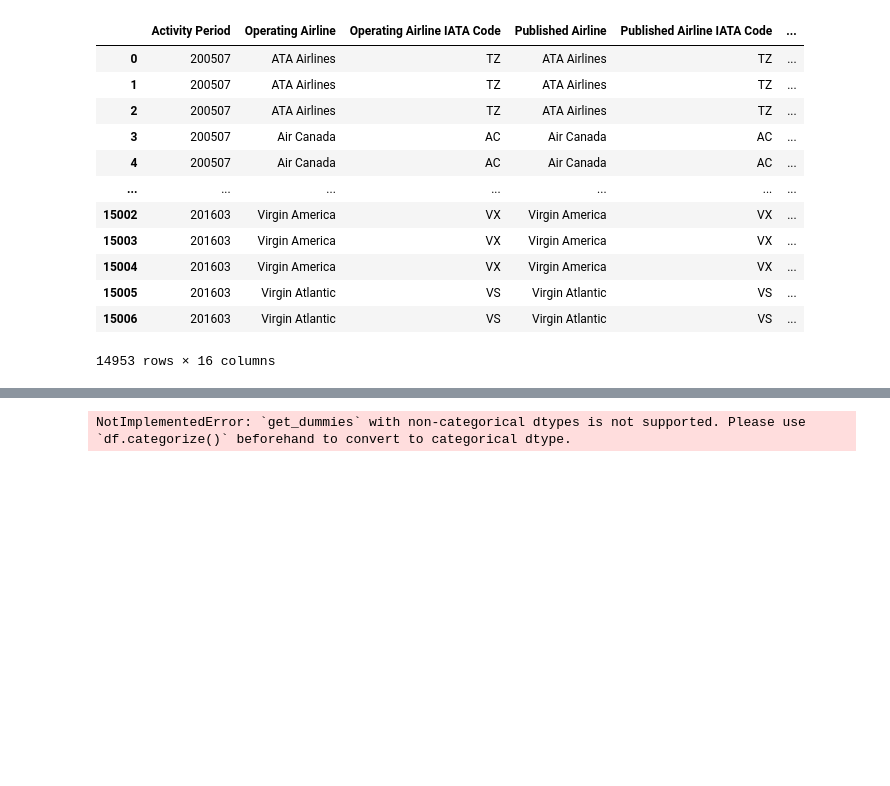
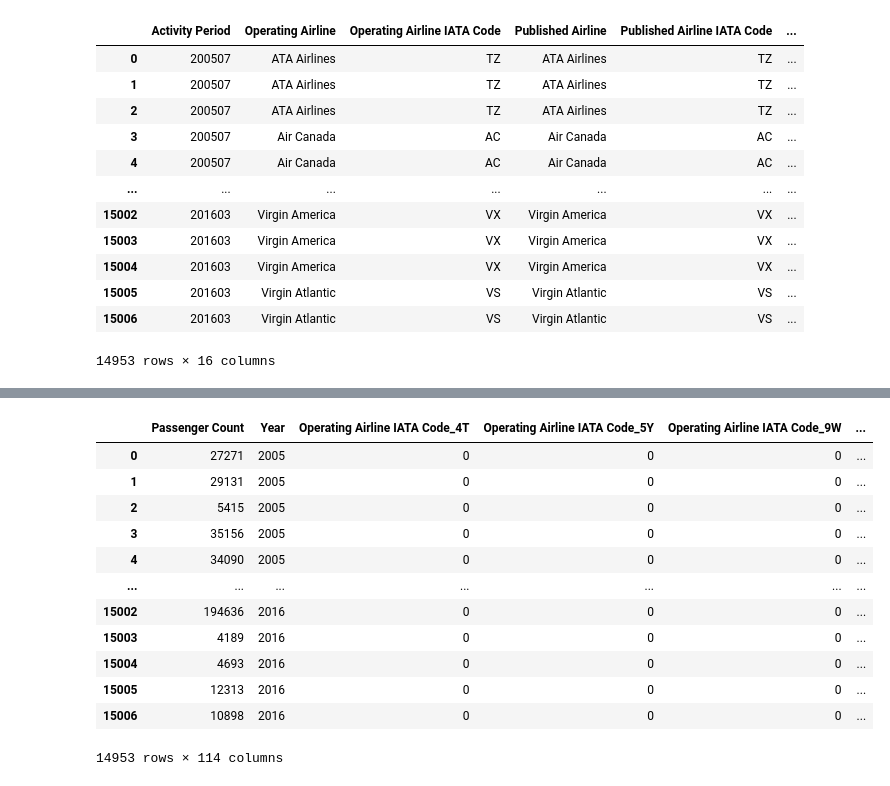
Before and after one commit to claudiaalozano/proyecto_bigdata_claudia_lozano_perez, a Jupyter notebook: aerolineas.ipynb, the cells around one changed output, grey strips where cells are left out. Drawn from its saved outputs; the diff is of its cells as text; code cells hidden in the pictures; blank space fills up the shorter version.

Commit message:
eliminos los valores nulos y las columnas que no necesito

```diff
--- a/aerolineas.ipynb
+++ b/aerolineas.ipynb
@@ -152,6 +152,7 @@ sns.heatmap(corr, annot=True, fmt=".2f", cmap = 'coolwarm', xticklabels=corr.col
 [figure]
 # %%
 #elimino los valores nulos de dataframe
+df = dd.read_csv('air_traffic_data (1).csv')
 df= df.dropna()
 df.compute()
 # %% [output]
@@ -169,6 +170,5 @@ df.compute()
 | 15006 | 201603 | Virgin Atlantic | VS | Virgin Atlantic | VS | ... |
 14953 rows × 16 columns
 # %%
-#Quito las columnas que no me interesan
-df= df.drop(columns=['Activity Period',"Operating Airline", "Published Airline", "Published Airline IATA Code", "Price Category Code",  "Adjusted Activity Type Code", "Adjusted Passenger Count"])
-df.compute()
+#quito las columnas que no me interesan
+df = df.drop(columns=['Activity Period', 'Operating Airline', 'Published Airline', 'Published Airline IATA Code', 'Price Category Code', 'Adjusted Activity Type Code', 'Adjusted Passenger Count']).compute()
@@ -189,5 +191,18 @@ df.compute()
 # %%
-df= dd.get_dummies(df, columns= ["Operating Airline IATA Code", "GEO Summary", "GEO Region", "Activity Type Code", "Terminal", "Boarding Area", "Month"])
-df.compute()
+df = dd.get_dummies(df, columns=['Operating Airline IATA Code', 'GEO Summary', 'GEO Region', 'Activity Type Code', 'Terminal', 'Boarding Area', 'Month'])
-# %% [output]
-NotImplementedError: `get_dummies` with non-categorical dtypes is not supported. Please use `df.categorize()` beforehand to convert to categorical dtype.
+# %%
+df
+# %% [output]
+|  | Passenger Count | Year | Operating Airline IATA Code_4T | Operating Airline IATA Code_5Y | Operating Airline IATA Code_9W | ... |
+| 0 | 27271 | 2005 | 0 | 0 | 0 | ... |
+| 1 | 29131 | 2005 | 0 | 0 | 0 | ... |
+| 2 | 5415 | 2005 | 0 | 0 | 0 | ... |
+| 3 | 35156 | 2005 | 0 | 0 | 0 | ... |
+| 4 | 34090 | 2005 | 0 | 0 | 0 | ... |
+| ... | ... | ... | ... | ... | ... | ... |
+| 15002 | 194636 | 2016 | 0 | 0 | 0 | ... |
+| 15003 | 4189 | 2016 | 0 | 0 | 0 | ... |
+| 15004 | 4693 | 2016 | 0 | 0 | 0 | ... |
+| 15005 | 12313 | 2016 | 0 | 0 | 0 | ... |
+| 15006 | 10898 | 2016 | 0 | 0 | 0 | ... |
+14953 rows × 114 columns
```
Also changed, not shown: parts of 2 cells of this notebook.
